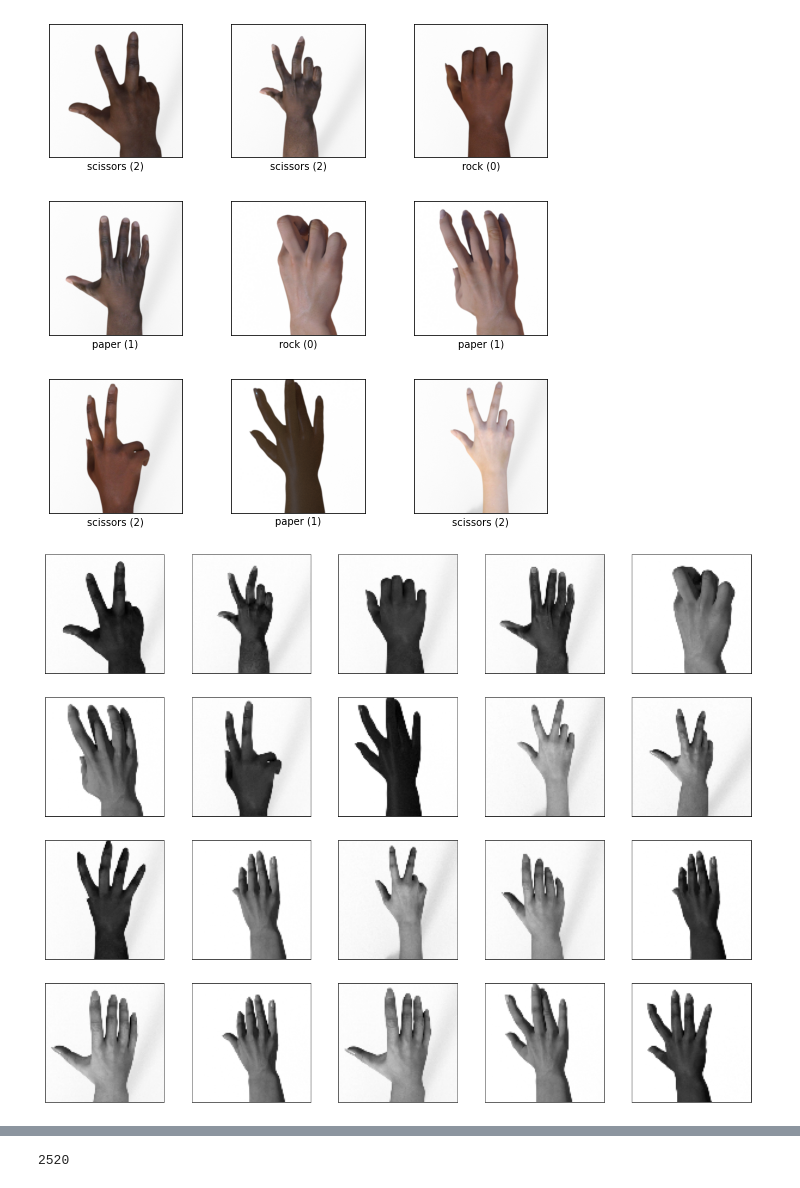
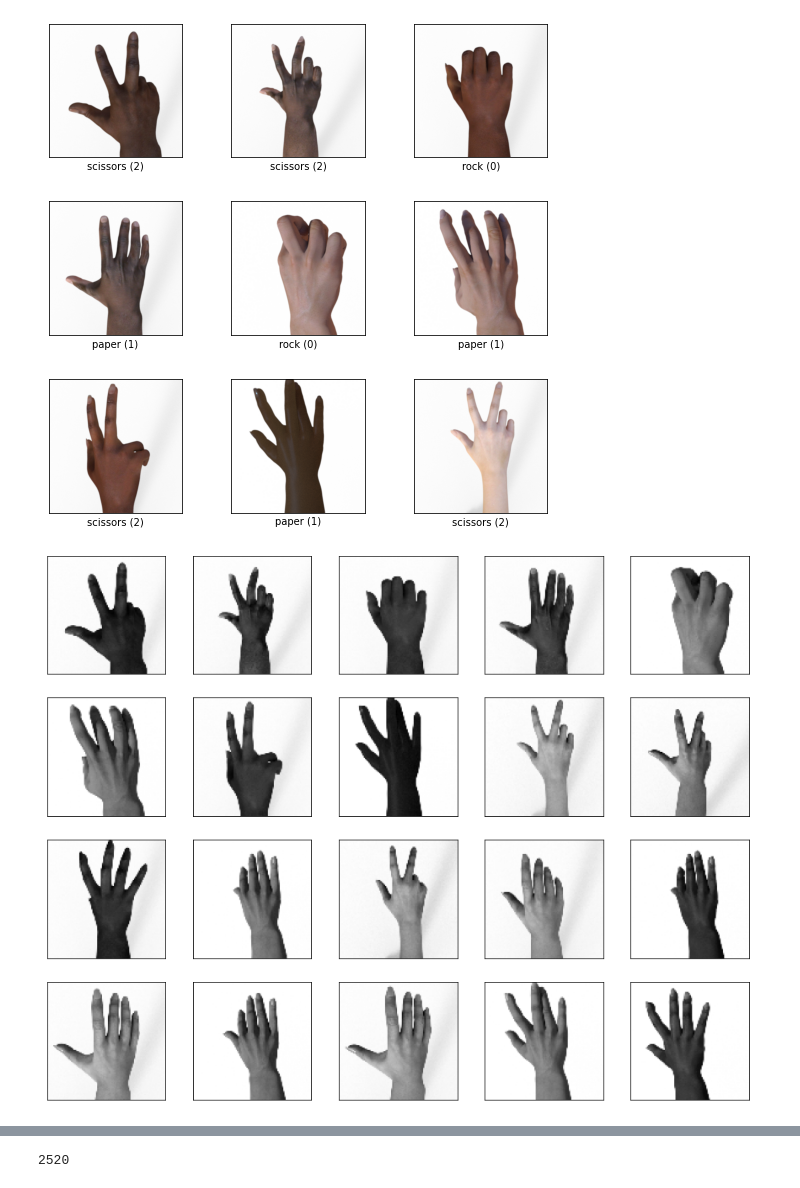
Before and after one commit to susanaglezr/Proyecto-DL-RPS, a Jupyter notebook: Proyecto_Deep_Learning.ipynb, the cells around one changed output, grey strips where cells are left out. Drawn from its saved outputs; the diff is of its cells as text; code cells hidden in the pictures.

```diff
--- a/Proyecto_Deep_Learning.ipynb
+++ b/Proyecto_Deep_Learning.ipynb
@@ -51,21 +51,21 @@ tfds.show_examples(datos['train'], metadatos)
 # %%
 # Para optimizar modificaremos algunas características de las imágenes, reduciremos la cantidad de pixeles
 # y cambiaremos el color a blanco y negro.
 import matplotlib.pyplot as plt
 import cv2
-plt.figure(figsize=(20,20))
+plt.figure(figsize=(15,15))
 
 img_size = 100
 
 for i, (imagen, etiqueta) in enumerate(datos['train'].take(20)):
     imagen = cv2.resize(imagen.numpy(), (img_size, img_size))
     imagen = cv2.cvtColor(imagen, cv2.COLOR_BGR2GRAY)
     plt.subplot(5,5,i+1)
     plt.xticks([])
     plt.yticks([])
     plt.imshow(imagen, cmap = 'gray')
 # %% [output]
-[figure, old version]
+[figure, new version]
 # %%
 # Lo mismo para los datos de validación
 import matplotlib.pyplot as plt
```
Also changed, not shown: parts of 4 cells of this notebook.
